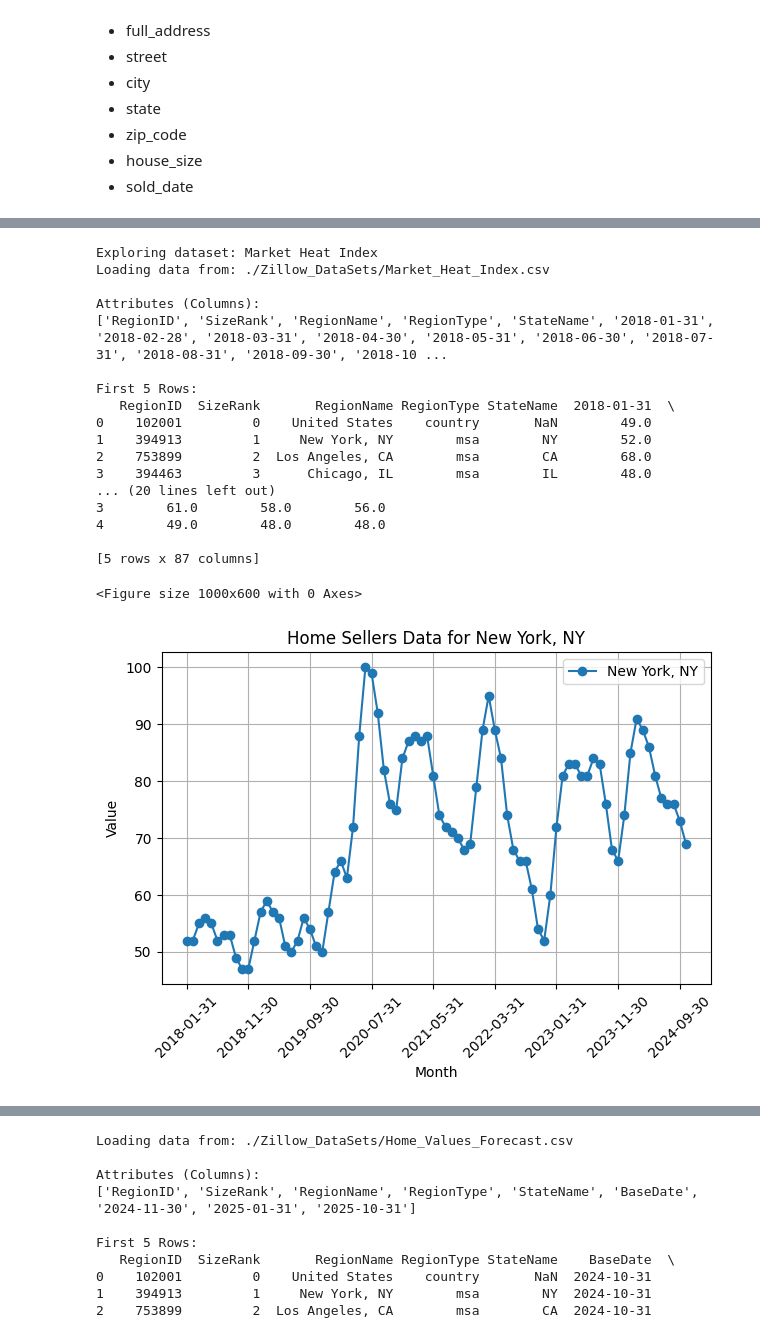
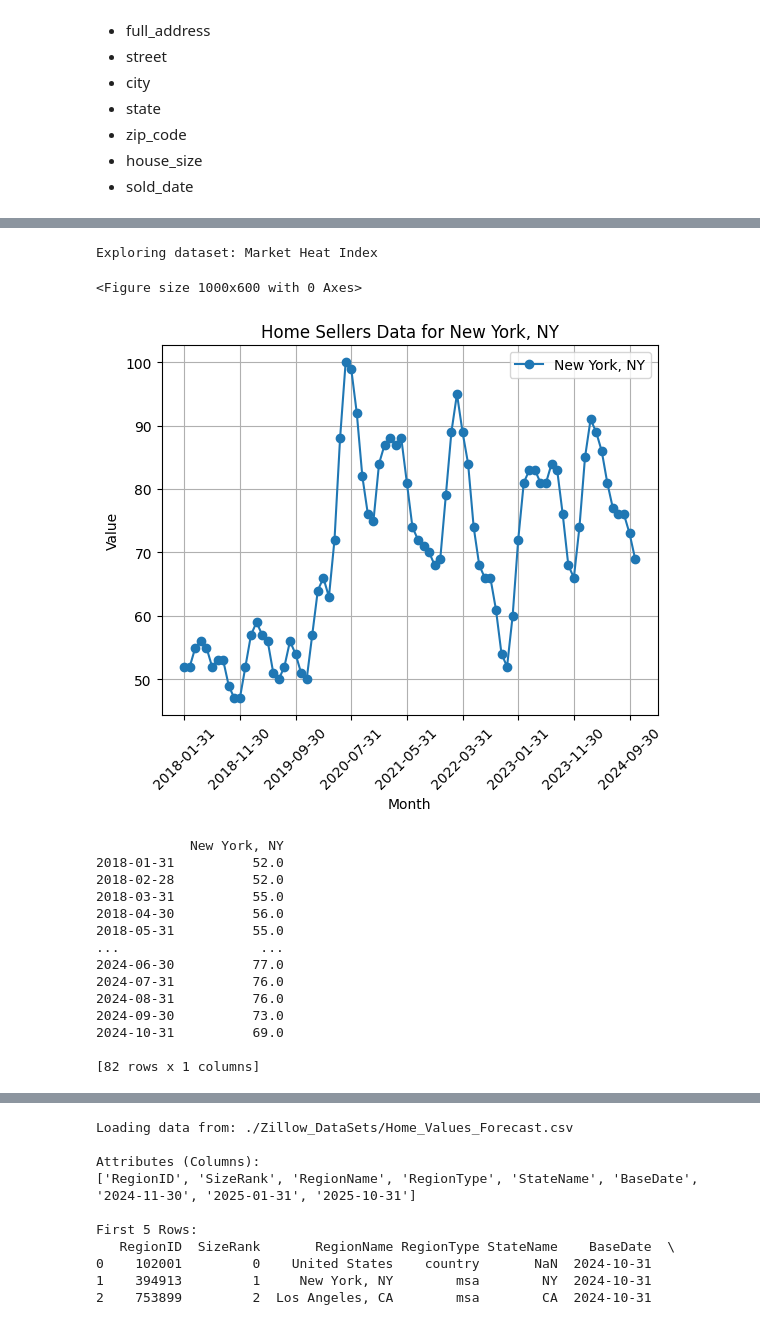
Before and after one commit to jpthesmar/House_Price_Forecaster-DSIII, a Jupyter notebook: House_Price_Analysis.ipynb, the cells around one changed output, grey strips where cells are left out. Drawn from its saved outputs; the diff is of its cells as text; code cells hidden in the pictures.

```diff
--- a/House_Price_Analysis.ipynb
+++ b/House_Price_Analysis.ipynb
@@ -422,44 +307,40 @@ Name: Number of Properties Sold, Length: 298, dtype: bool
 # %%
 print(f"Exploring dataset: Market Heat Index")
-market_df = load_and_explore_csv(csv_files["Market Heat Index"])
-regionName = "New York, NY"
+market_data = market_df[market_df['RegionName'] == region_name]
 
-region_data = market_df[market_df['RegionName'] == regionName]
-
-months = [col for col in market_df.columns if col not in ['RegionID', 'SizeRank', 'RegionName', 'RegionType', 'StateName']]
-region_monthly_data = region_data[months].transpose()  g
-region_monthly_data.columns = [region_data['RegionName'].iloc[0]]
+months = [col for col in market_data.columns if col not in ['RegionID', 'SizeRank', 'RegionName', 'RegionType', 'StateName']]
+market_monthly_data = market_data[months].transpose()
+market_monthly_data.columns = [market_data['RegionName'].iloc[0]]
 
 # plot data
 plt.figure(figsize=(10, 6))
-region_monthly_data.plot(kind='line', marker='o')
+market_monthly_data.plot(kind='line', marker='o')
 plt.title('Home Sellers Data for New York, NY')
 plt.xlabel('Month')
 plt.ylabel('Value')
 plt.xticks(rotation=45)
 plt.grid(True)
-plt.tight_layout()
 plt.show()
+
+print(market_monthly_data)
 # %% [output]
 Exploring dataset: Market Heat Index
-Loading data from: ./Zillow_DataSets/Market_Heat_Index.csv
-
-Attributes (Columns):
-['RegionID', 'SizeRank', 'RegionName', 'RegionType', 'StateName', '2018-01-31', '2018-02-28', '2018-03-31', '2018-04-30', '2018-05-31', '2018-06-30', '2018-07-31', '2018-08-31', '2018-09-30', '2018-10 ...
-
-First 5 Rows:
-   RegionID  SizeRank       RegionName RegionType StateName  2018-01-31  \
-0    102001         0    United States    country       NaN        49.0
-1    394913         1     New York, NY        msa        NY        52.0
-2    753899         2  Los Angeles, CA        msa        CA        68.0
-3    394463         3      Chicago, IL        msa        IL        48.0
-... (20 lines left out)
-3        61.0        58.0        56.0
-4        49.0        48.0        48.0
-
-[5 rows x 87 columns]
 <Figure size 1000x600 with 0 Axes>
-[figure, old version]
+[figure, new version]
+            New York, NY
+2018-01-31          52.0
+2018-02-28          52.0
+2018-03-31          55.0
+2018-04-30          56.0
+2018-05-31          55.0
+...                  ...
+2024-06-30          77.0
+2024-07-31          76.0
+2024-08-31          76.0
+2024-09-30          73.0
+2024-10-31          69.0
+
+[82 rows x 1 columns]
 # %%
 print(f"Exploring dataset: For Sale Listings")
 for_sale_df = load_and_explore_csv(csv_files["For Sale Listings"])
```
Also changed, not shown: parts of 8 cells of this notebook.
